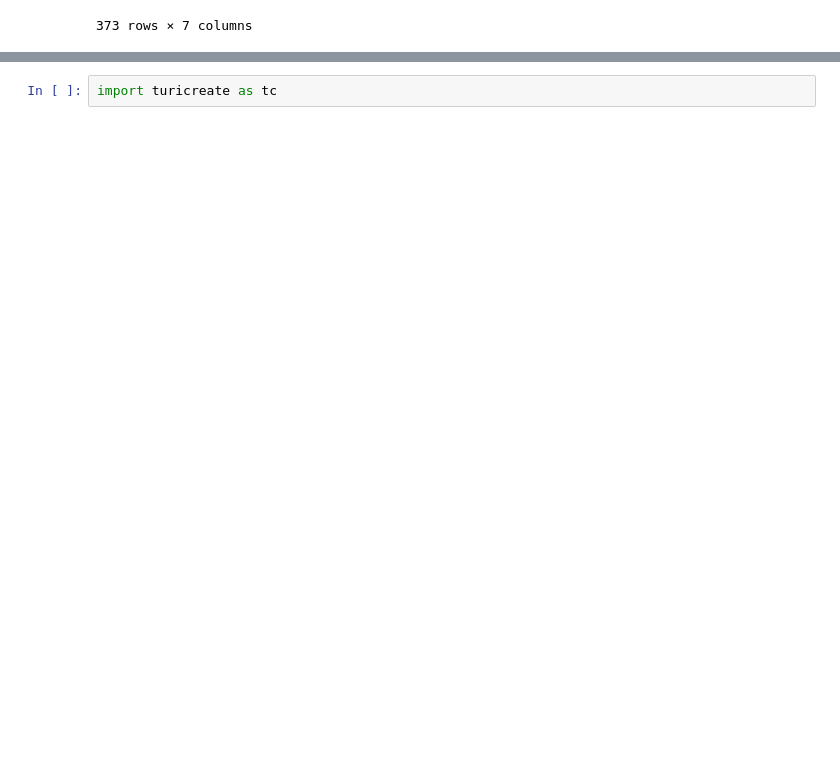
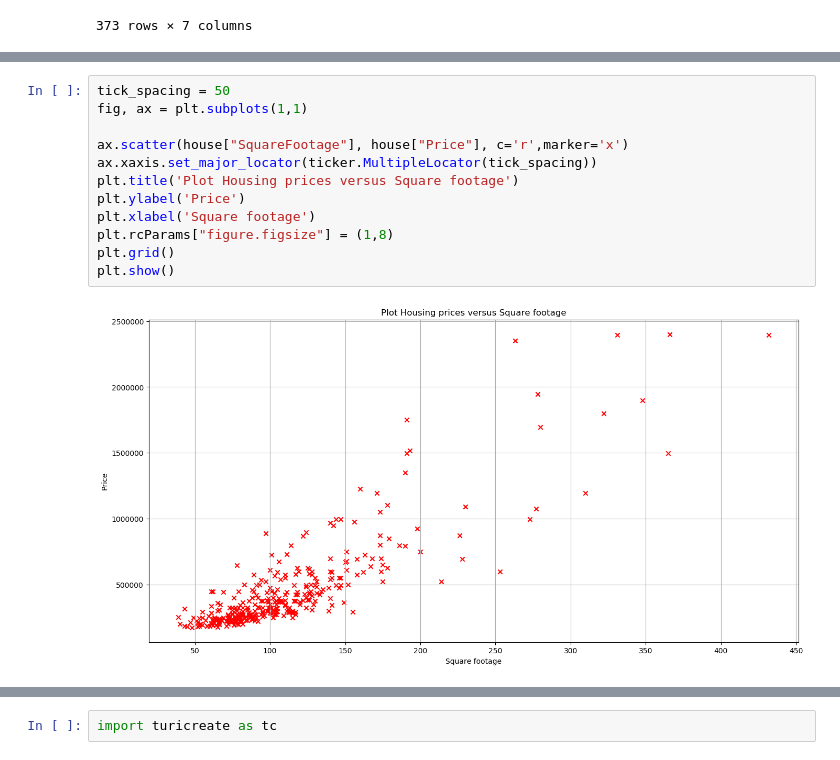
Before and after one commit to jettro/ml-introduction, a Jupyter notebook: 2_linear_regression.ipynb, the cells around one changed output, grey strips where cells are left out. Saved outputs shown, nothing was run; the diff lists cells and outputs as text; blank space fills up the shorter version.

```diff
--- a/2_linear_regression.ipynb
+++ b/2_linear_regression.ipynb
@@ -56,3 +52,17 @@ plt.show()
+# %%
+tick_spacing = 50
+fig, ax = plt.subplots(1,1)
+
+ax.scatter(house["SquareFootage"], house["Price"], c='r',marker='x')
+ax.xaxis.set_major_locator(ticker.MultipleLocator(tick_spacing))
+plt.title('Plot Housing prices versus Square footage')
+plt.ylabel('Price')
+plt.xlabel('Square footage')
+plt.rcParams["figure.figsize"] = (1,8)
+plt.grid()
+plt.show()
+# %% [output]
+[figure, added]
 # %%
 import sys
 !{sys.executable} -m pip install turicreate
```
Also changed, not shown: parts of 38 cells of this notebook.
